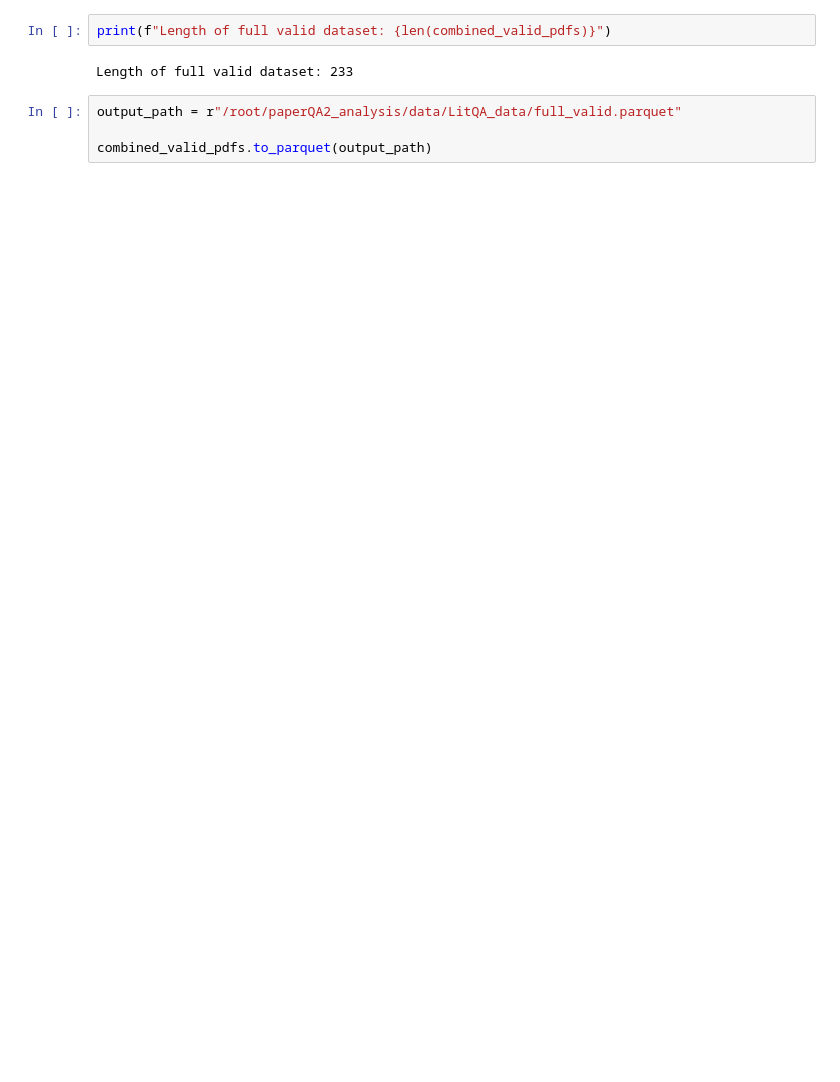
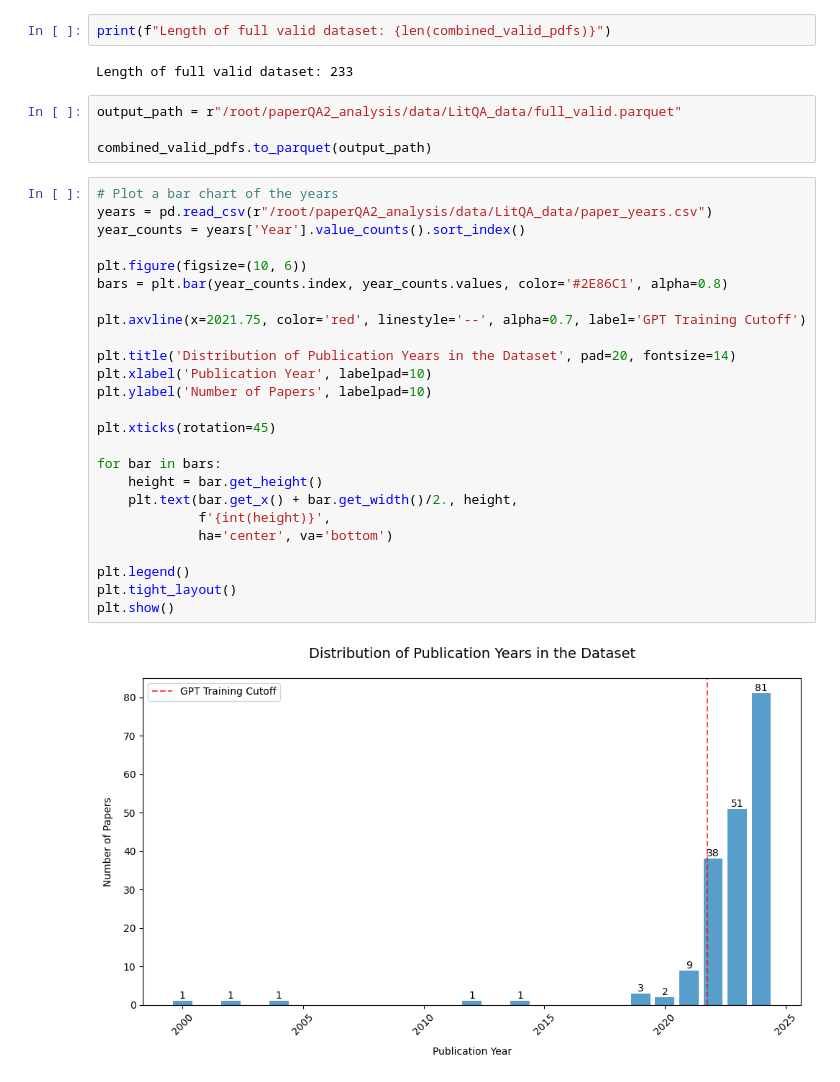
Before and after one commit to jacknguyen0810/inspect-agentic_mcq, a Jupyter notebook: demo/dataset_inspection.ipynb, the cells around one changed output. Saved outputs shown, nothing was run; the diff lists cells and outputs as text; blank space fills up the shorter version.

```diff
--- a/demo/dataset_inspection.ipynb
+++ b/demo/dataset_inspection.ipynb
@@ -148,3 +149,30 @@ Length of full valid dataset: 233
 output_path = r"/root/paperQA2_analysis/data/LitQA_data/full_valid.parquet"
 
 combined_valid_pdfs.to_parquet(output_path)
+# %%
+# Plot a bar chart of the years
+years = pd.read_csv(r"/root/paperQA2_analysis/data/LitQA_data/paper_years.csv")
+year_counts = years['Year'].value_counts().sort_index()
+
+plt.figure(figsize=(10, 6))
+bars = plt.bar(year_counts.index, year_counts.values, color='#2E86C1', alpha=0.8)
+
+plt.axvline(x=2021.75, color='red', linestyle='--', alpha=0.7, label='GPT Training Cutoff')
+
+plt.title('Distribution of Publication Years in the Dataset', pad=20, fontsize=14)
+plt.xlabel('Publication Year', labelpad=10)
+plt.ylabel('Number of Papers', labelpad=10)
+
+plt.xticks(rotation=45)
+
+for bar in bars:
+    height = bar.get_height()
+    plt.text(bar.get_x() + bar.get_width()/2., height,
+             f'{int(height)}',
+             ha='center', va='bottom')
+
+plt.legend()
+plt.tight_layout()
+plt.show()
+# %% [output]
+[figure, added]
```
Also changed, not shown: parts of 1 cell of this notebook, 14 other files.
